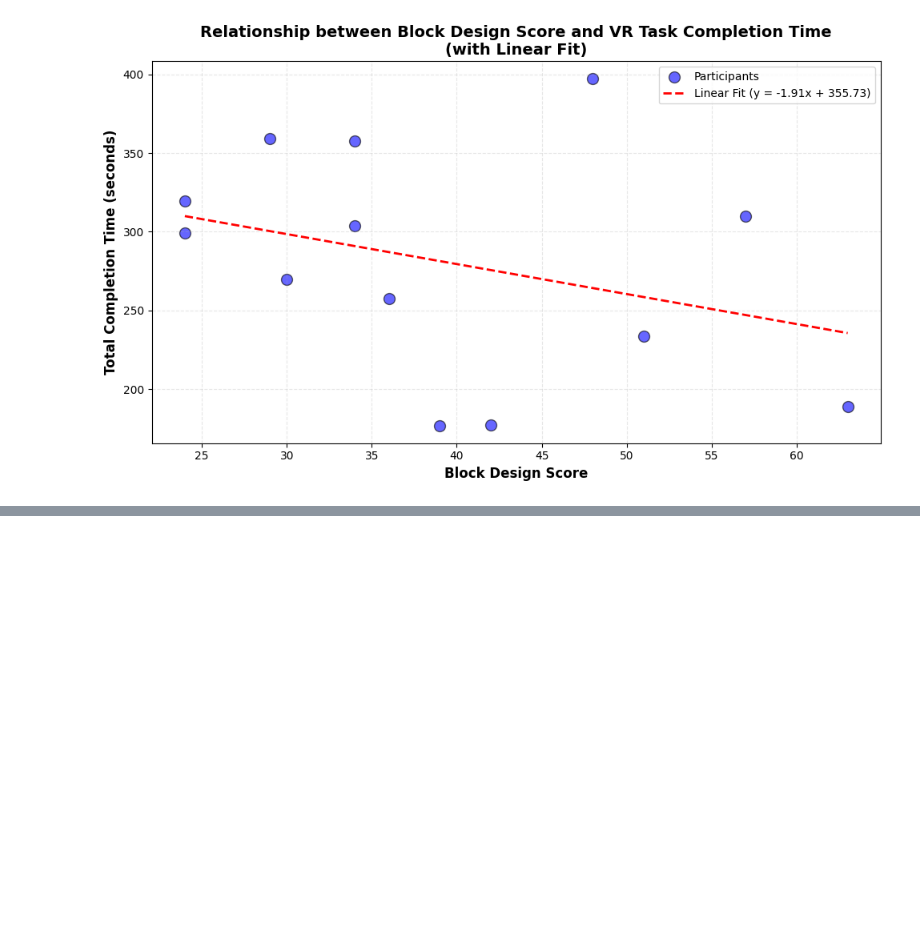
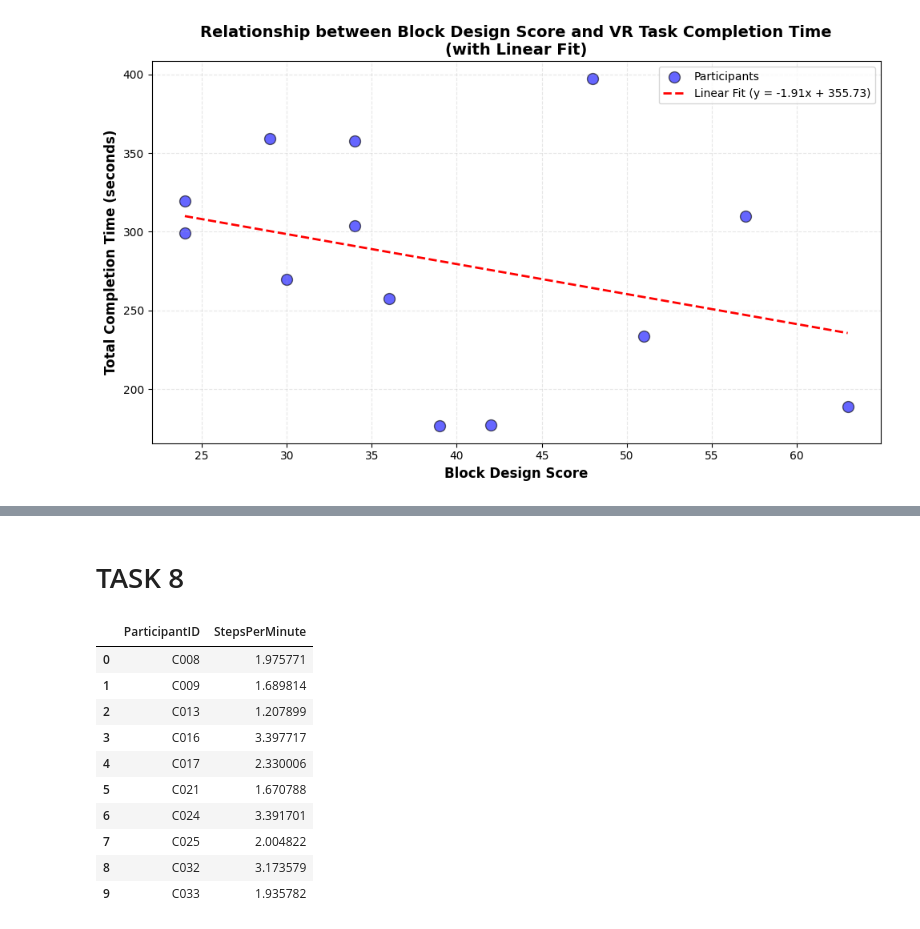
Before and after one commit to kc717/HFE_2025, a Jupyter notebook: notebooks/HFE_Tasks.ipynb, the cells around one changed output, grey strips where cells are left out. Saved outputs shown, nothing was run; the diff lists cells and outputs as text; code cells hidden in the pictures; blank space fills up the shorter version.

```diff
--- a/notebooks/HFE_Tasks.ipynb
+++ b/notebooks/HFE_Tasks.ipynb
@@ -260,0 +285,41 @@ Equation: y = -1.907x + 355.733
+# %% [markdown]
+# TASK 8
+# %%
+import pandas as pd
+from pathlib import Path
+
+# Resolve data directory from project root or /notebooks
+DATA_DIR = Path("./data") if Path("./data").exists() else Path("../data")
+
+rows = []
+files = sorted(DATA_DIR.glob("*_CompletedStepsData.csv"))
+
+for f in files:
+    df = pd.read_csv(f, header=None, names=["Session Time", "Completed Step"])
+    t = pd.to_numeric(df["Session Time"], errors="coerce").dropna()
+    if len(t) < 2:
+        continue
+    total_time_sec = t.max() - t.min()
+    steps_unique = df["Completed Step"].dropna().nunique()
+    if total_time_sec <= 0 or steps_unique == 0:
+        continue
+    spm = steps_unique / (total_time_sec / 60.0)
+    rows.append({"ParticipantID": f.name.split("_")[0], "StepsPerMinute": spm})
+
+efficiency_data = pd.DataFrame(rows).sort_values("ParticipantID").reset_index(drop=True)
+
+Path("reports").mkdir(exist_ok=True)
+efficiency_data.to_csv("reports/efficiency_spm.csv", index=False)
+efficiency_data.head(10)
+# %% [output]
+|  | ParticipantID | StepsPerMinute |
+| 0 | C008 | 1.975771 |
+| 1 | C009 | 1.689814 |
+| 2 | C013 | 1.207899 |
+| 3 | C016 | 3.397717 |
+| 4 | C017 | 2.330006 |
+| 5 | C021 | 1.670788 |
+| 6 | C024 | 3.391701 |
+| 7 | C025 | 2.004822 |
+| 8 | C032 | 3.173579 |
+| 9 | C033 | 1.935782 |
```
Also changed, not shown: parts of 6 cells of this notebook.
